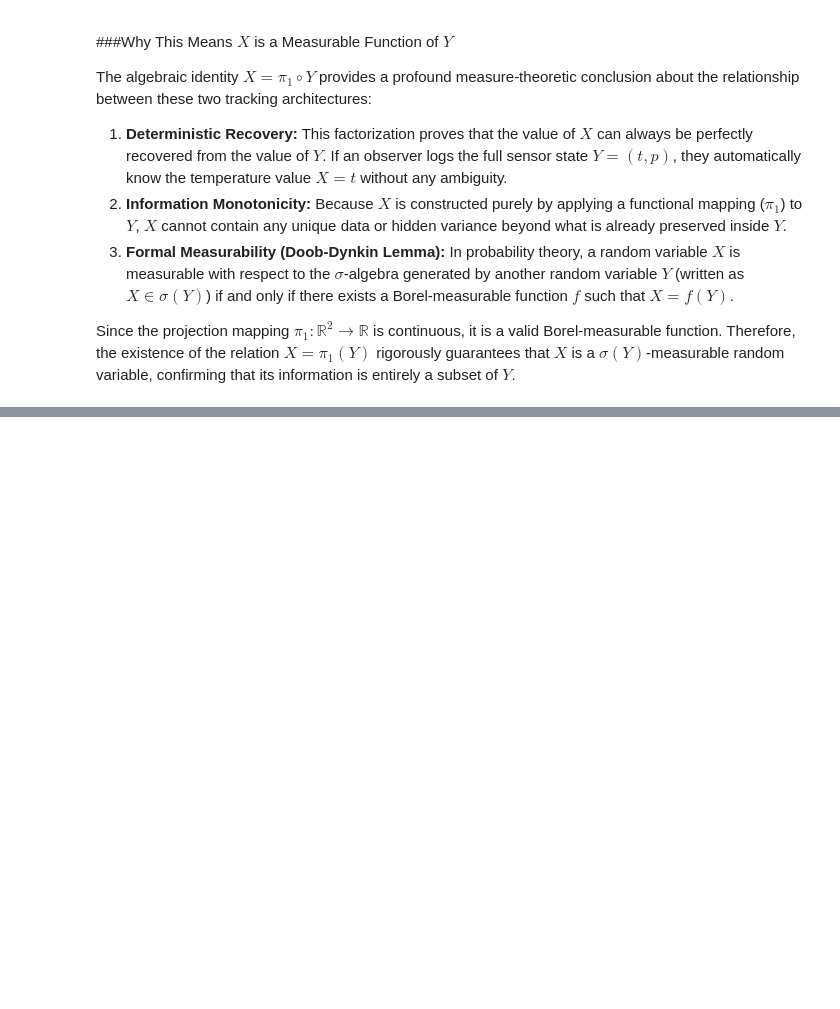
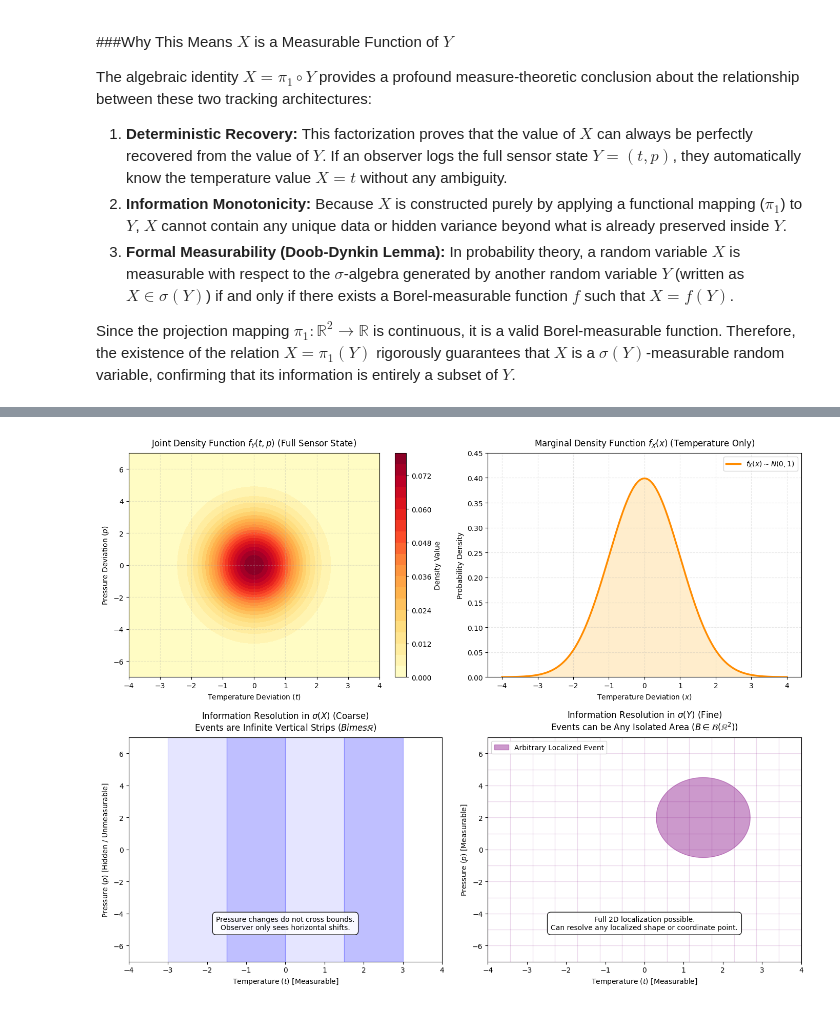
Before and after one commit to AbdulHanoos/Statistical-Learning-e20128, a Jupyter notebook: Assignment_01.ipynb, the cells around one changed output, grey strips where cells are left out. Cells and saved outputs as stored; diff of their text form; code cells hidden in the pictures; blank space fills up the shorter version.

```diff
--- a/Assignment_01.ipynb
+++ b/Assignment_01.ipynb
@@ -1555,0 +1558,91 @@ Since the projection mapping $\pi_1 : \mathbb{R}^2 \to \mathbb{R}$ is continuous
+# %%
+import matplotlib.pyplot as plt
+import numpy as np
+
+# Define coordinate ranges for the continuous domain
+# Temperature (T) spans -4 to 4 (Variance = 1, Std Dev = 1)
+# Pressure (P) spans -7 to 7 (Variance = 4, Std Dev = 2)
+t = np.linspace(-4, 4, 300)
+p = np.linspace(-7, 7, 300)
+T, P = np.meshgrid(t, p)
+
+# Bivariate Bivariate Normal Joint Density Function f_Y(t, p)
+Z_joint = (1.0 / (4.0 * np.pi)) * np.exp(-(T**2 / 2.0) - (P**2 / 8.0))
+
+# Standard Normal Marginal Density Function f_X(x)
+f_x = (1.0 / np.sqrt(2.0 * np.pi)) * np.exp(-(t**2 / 2.0))
+
+# Initialize a 2x2 layout matrix
+fig, axes = plt.subplots(2, 2, figsize=(14, 11))
+
+# ---------------------------------------------------------
+# PANEL 1: Joint Density Contour Map (Y = (T, P))
+# ---------------------------------------------------------
+ax1 = axes[0, 0]
+contour = ax1.contourf(T, P, Z_joint, levels=20, cmap="YlOrRd")
+fig.colorbar(contour, ax=ax1, label="Density Value")
+ax1.set_title("Joint Density Function $f_Y(t, p)$ (Full Sensor State)", fontsize=12, pad=10)
+ax1.set_xlabel("Temperature Deviation ($t$)")
+ax1.set_ylabel("Pressure Deviation ($p$)")
+ax1.grid(alpha=0.3, linestyle="--")
+
+# ---------------------------------------------------------
+# PANEL 2: Marginal Density Curve of X = T
+# ---------------------------------------------------------
+ax2 = axes[0, 1]
+ax2.plot(t, f_x, color="darkorange", lw=2.5, label="$f_X(x) \sim N(0,1)$")
+ax2.fill_between(t, f_x, color="orange", alpha=0.2)
+ax2.set_title("Marginal Density Function $f_X(x)$ (Temperature Only)", fontsize=12, pad=10)
+ax2.set_xlabel("Temperature Deviation ($x$)")
+ax2.set_ylabel("Probability Density")
+ax2.set_ylim(0, 0.45)
+ax2.legend()
+ax2.grid(alpha=0.3, linestyle="--")
+
+# ---------------------------------------------------------
+# PANEL 3: Geometric Partition of Coarser Information sigma(X)
+# ---------------------------------------------------------
+ax3 = axes[1, 0]
+# Draw distinct vertical intervals representing typical sets in sigma(X)
+strips = [-3, -1.5, 0, 1.5, 3]
+for i in range(len(strips)-1):
+    alpha_val = 0.1 + (i % 2) * 0.15
+    ax3.axvspan(strips[i], strips[i+1], color="blue", alpha=alpha_val)
+ax3.set_xlim(-4, 4)
+ax3.set_ylim(-7, 7)
+ax3.set_title("Information Resolution in $\sigma(X)$ (Coarse)\nEvents are Infinite Vertical Strips ($B \times \mathbb{R}$)", fontsize=12, pad=10)
+ax3.set_xlabel("Temperature ($t$) [Measurable]")
+ax3.set_ylabel("Pressure ($p$) [Hidden / Unmeasurable]")
+ax3.text(0, -5, "Pressure changes do not cross bounds.\nObserver only sees horizontal shifts.",
+         ha="center", bbox=dict(facecolor="white", alpha=0.9, boxstyle="round,pad=0.5"))
+
+# ---------------------------------------------------------
+# PANEL 4: Geometric Partition of Finer Information sigma(Y)
+# ---------------------------------------------------------
+ax4 = axes[1, 1]
+# Draw a full 2D mesh layout illustrating the capability to resolve standard Borel sets
+t_grid = np.linspace(-4, 4, 15)
+p_grid = np.linspace(-7, 7, 15)
+for tg in t_grid:
+    ax4.axvline(tg, color="purple", alpha=0.15, lw=1)
+for pg in p_grid:
+    ax4.axhline(pg, color="purple", alpha=0.15, lw=1)
+
+# Overlay an example localized localized event container
+theta_circle = np.linspace(0, 2*np.pi, 100)
+ax4.fill(1.5 + 1.2*np.cos(theta_circle), 2.0 + 2.5*np.sin(theta_circle),
+         color="purple", alpha=0.4, label="Arbitrary Localized Event")
+
+ax4.set_xlim(-4, 4)
+ax4.set_ylim(-7, 7)
+ax4.set_title("Information Resolution in $\sigma(Y)$ (Fine)\nEvents can be Any Isolated Area ($B \in \mathcal{B}(\mathbb{R}^2)$)", fontsize=12, pad=10)
+ax4.set_xlabel("Temperature ($t$) [Measurable]")
+ax4.set_ylabel("Pressure ($p$) [Measurable]")
+ax4.legend(loc="upper left")
+ax4.text(0, -5, "Full 2D localization possible.\nCan resolve any localized shape or coordinate point.",
+         ha="center", bbox=dict(facecolor="white", alpha=0.9, boxstyle="round,pad=0.5"))
+
+plt.tight_layout()
+plt.show()
+# %% [output]
+[figure, added]
```
Also changed, not shown: parts of 2 cells of this notebook.
